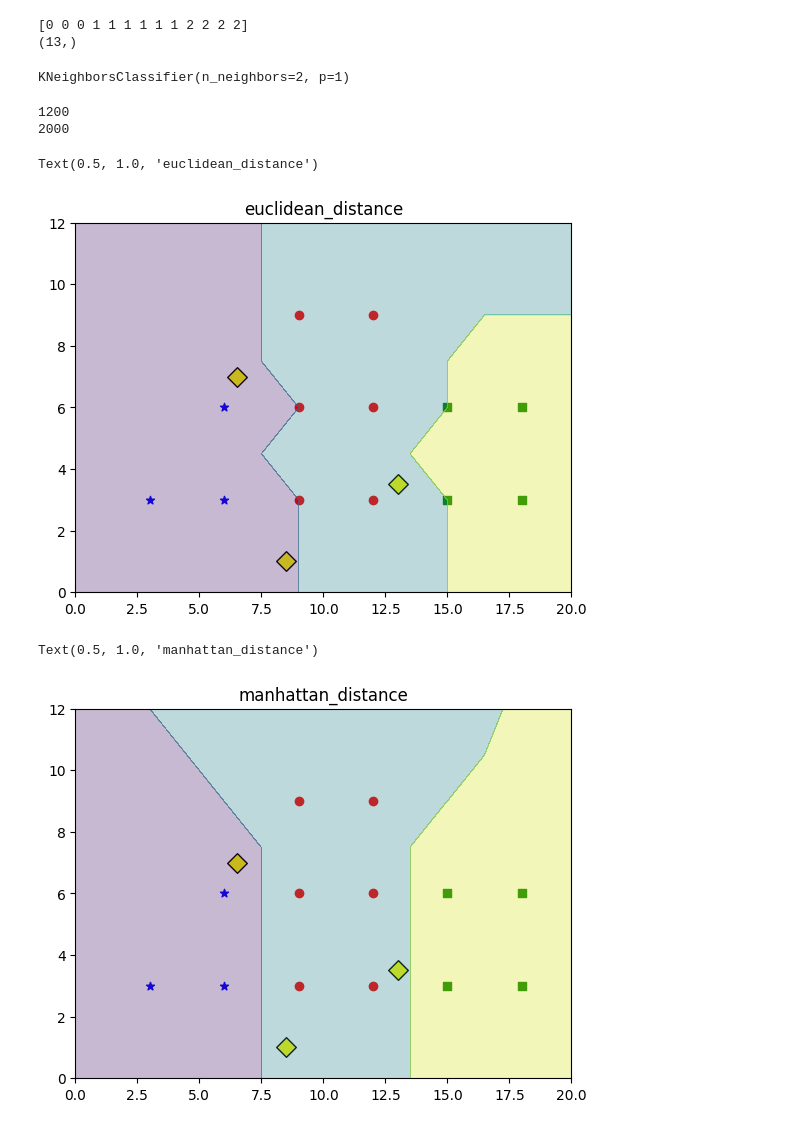
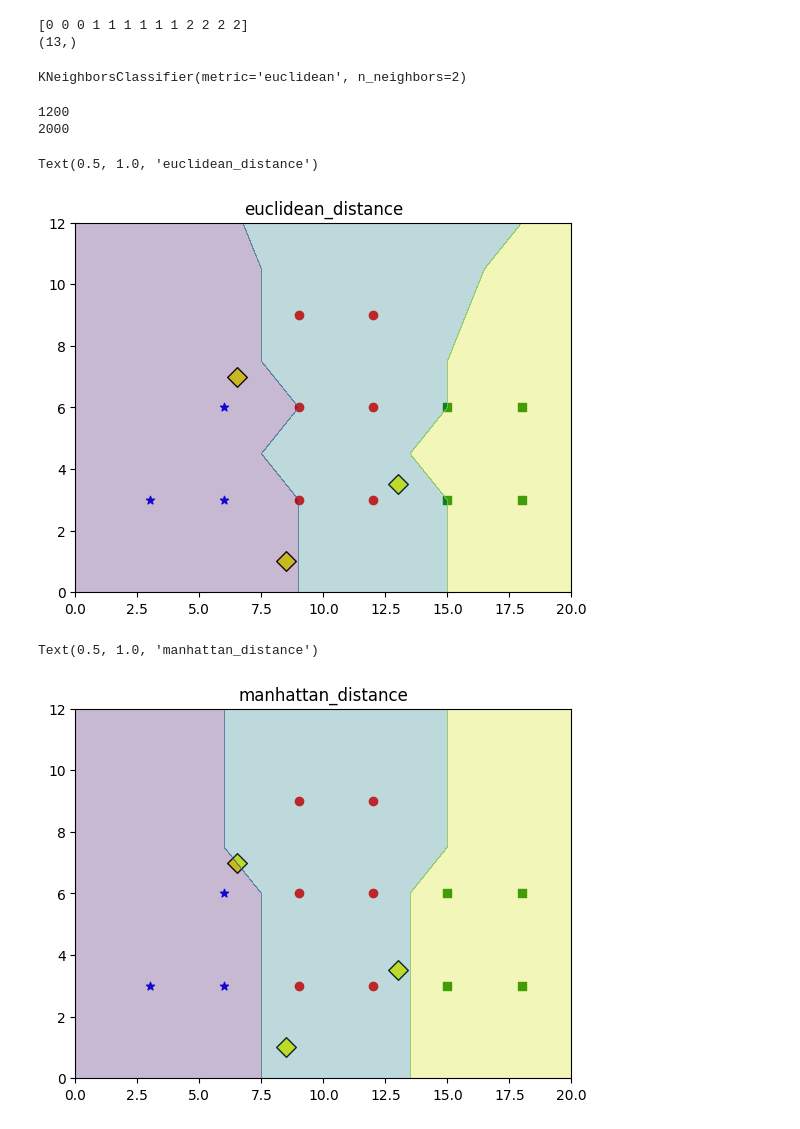
Before and after one commit to Qinanb/AIDome, a Jupyter notebook: Machine Learning/Day1.ipynb, the cells around one changed output. Cells and saved outputs as stored; diff of their text form; code cells hidden in the pictures.

```diff
--- a/Machine Learning/Day1.ipynb
+++ b/Machine Learning/Day1.ipynb
@@ -36,11 +36,11 @@ print(np_label.shape)
 (13,)
 # %%
 # 创建knn分类器
-knn_clf_euclidean=KNeighborsClassifier(n_neighbors=2,p=1)
+knn_clf_euclidean=KNeighborsClassifier(n_neighbors=2,metric='euclidean')
 
 knn_clf_euclidean.fit(np_train,np_label)
 # %% [output]
-KNeighborsClassifier(n_neighbors=2, p=1)
+KNeighborsClassifier(metric='euclidean', n_neighbors=2)
 # %%
 # 定义xy轴范围
 axis=[0,12,0,20]
@@ -76,41 +76,41 @@ points=np.c_[x_ravel,y_ravel]
 # 使用训练好的knn模型对坐标点进行预测
 points_pre=knn_clf_euclidean.predict(points)
 points_pre=points_pre.reshape(x.shape)
-new_pre = knn_clf_euclidean.predict(new_points)
+
 
 
  # 绘制散点图
 # 取出类别为0的数据
 x0=np_train[np_label==0,0]
 y0=np_train[np_label==0,1]
 
 # 取出类别为1的数据
 x1=np_train[np_label==1,0]
 y1=np_train[np_label==1,1]
 
 # 取出类别为2的数据
 x2=np_train[np_label==2,0]
 y2=np_train[np_label==2,1]
 
 # 绘制0类别的样本散点图
 plt.scatter(x0,y0,color='blue',label='class0',marker='*')
 # 绘制1类别的样本散点图
 plt.scatter(x1,y1,color='red',label='class1',marker='o')
 # 绘制2类别的样本散点图
 plt.scatter(x2,y2,color='green',label='class2',marker='s')
 
 plt.scatter(new_points[:, 0], new_points[:, 1],
             c='yellow', marker='D', s=100,edgecolors='black')
 
 qc=plt.contourf(x,y,points_pre,alpha=0.3)
 plt.title('euclidean_distance')
 # %% [output]
 Text(0.5, 1.0, 'euclidean_distance')
-[figure, old version]
+[figure, new version]
 # %%
 # 曼哈顿距离
 # 创建knn分类器 曼哈顿距离
-knn_clf_manhattan=KNeighborsClassifier(n_neighbors=1,p=2)
+knn_clf_manhattan=KNeighborsClassifier(n_neighbors=3,metric='manhattan')
 
 knn_clf_manhattan.fit(np_train,np_label)
 # 定义xy轴范围
@@ -142,7 +142,6 @@ points=np.c_[x_ravel,y_ravel]
 # 使用训练好的knn模型对坐标点进行预测
 points_pre=knn_clf_manhattan.predict(points)
 points_pre=points_pre.reshape(x.shape)
-new_pre = knn_clf_manhattan.predict(new_points)
 
  # 绘制散点图
 # 取出类别为0的数据
@@ -171,4 +170,4 @@ qc=plt.contourf(x,y,points_pre,alpha=0.3)
 plt.title('manhattan_distance')
 # %% [output]
 Text(0.5, 1.0, 'manhattan_distance')
-[figure, old version]
+[figure, new version]
```
